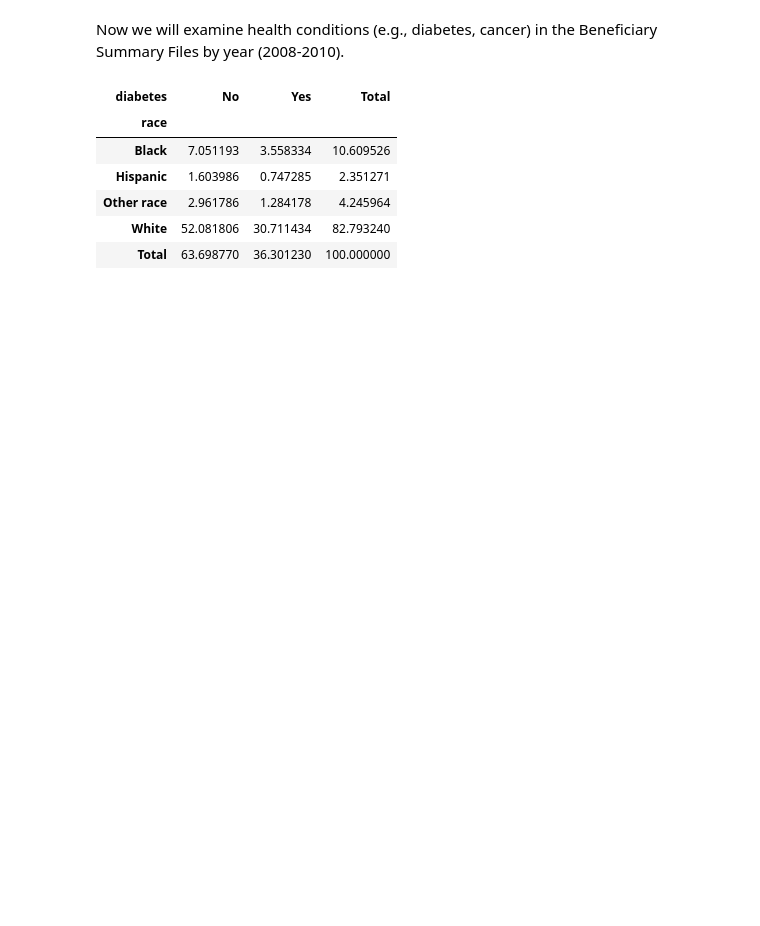
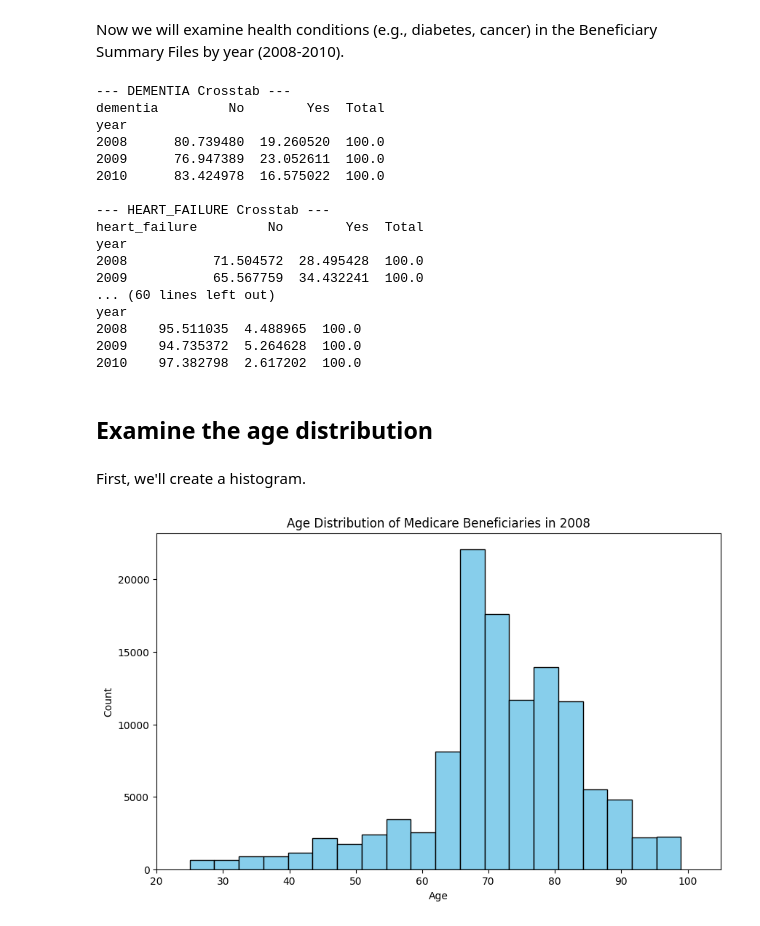
Before and after one commit to fhmcguire/Medicare-Claims-Analysis, a Jupyter notebook: 01_data_management.ipynb, the cells around one changed output. Cells and saved outputs as stored; diff of their text form; code cells hidden in the pictures; blank space fills up the shorter version.

```diff
--- a/01_data_management.ipynb
+++ b/01_data_management.ipynb
@@ -301,16 +315,48 @@ Now we will examine health conditions (e.g., diabetes, cancer) in the Beneficiar
 # %%
-# cross tabulate the diabetes column by the year column
-diabetes_year_crosstab = pd.crosstab(merged_demo['race'],
-                                      merged_demo['diabetes'],
-                                      margins=True,
-                                      margins_name='Total')
+# Store results in a dictionary
+crosstab_results = {}
 
-diabetes_year_crosstab / merged_demo.shape[0] * 100
+# Loop through each condition and calculate the row percentage crosstab
+for condition in conditions:
+    crosstab_results[condition] = get_row_percent_crosstab(merged_demo, condition)
+
+# Print all results
+for condition, table in crosstab_results.items():
+    print(f"\n--- {condition.upper()} Crosstab ---")
+    print(table)
 # %% [output]
-| diabetes | No | Yes | Total |
-| race |  |  |  |
-| Black | 7.051193 | 3.558334 | 10.609526 |
-| Hispanic | 1.603986 | 0.747285 | 2.351271 |
-| Other race | 2.961786 | 1.284178 | 4.245964 |
-| White | 52.081806 | 30.711434 | 82.793240 |
-| Total | 63.698770 | 36.301230 | 100.000000 |
+--- DEMENTIA Crosstab ---
+dementia         No        Yes  Total
+year
+2008      80.739480  19.260520  100.0
+2009      76.947389  23.052611  100.0
+2010      83.424978  16.575022  100.0
+
+--- HEART_FAILURE Crosstab ---
+heart_failure         No        Yes  Total
+year
+2008           71.504572  28.495428  100.0
+2009           65.567759  34.432241  100.0
+... (60 lines left out)
+year
+2008    95.511035  4.488965  100.0
+2009    94.735372  5.264628  100.0
+2010    97.382798  2.617202  100.0
+# %% [markdown]
+## Examine the age distribution
+# %% [markdown]
+First, we'll create a histogram.
+# %%
+# examine the distribution of the age variable for 2008 using matplotlib
+plt.figure(figsize=(10, 6))
+plt.hist(merged_demo[merged_demo['year'] == 2008]['age'],
+         bins=20,
+         color='skyblue',
+         edgecolor='black')
+plt.title('Age Distribution of Medicare Beneficiaries in 2008')
+plt.xlim(20, 105)
+plt.xlabel('Age')
+plt.ylabel('Count')
+plt.show()
+# %% [output]
+[figure, added]
```
Also changed, not shown: parts of 6 cells of this notebook.
